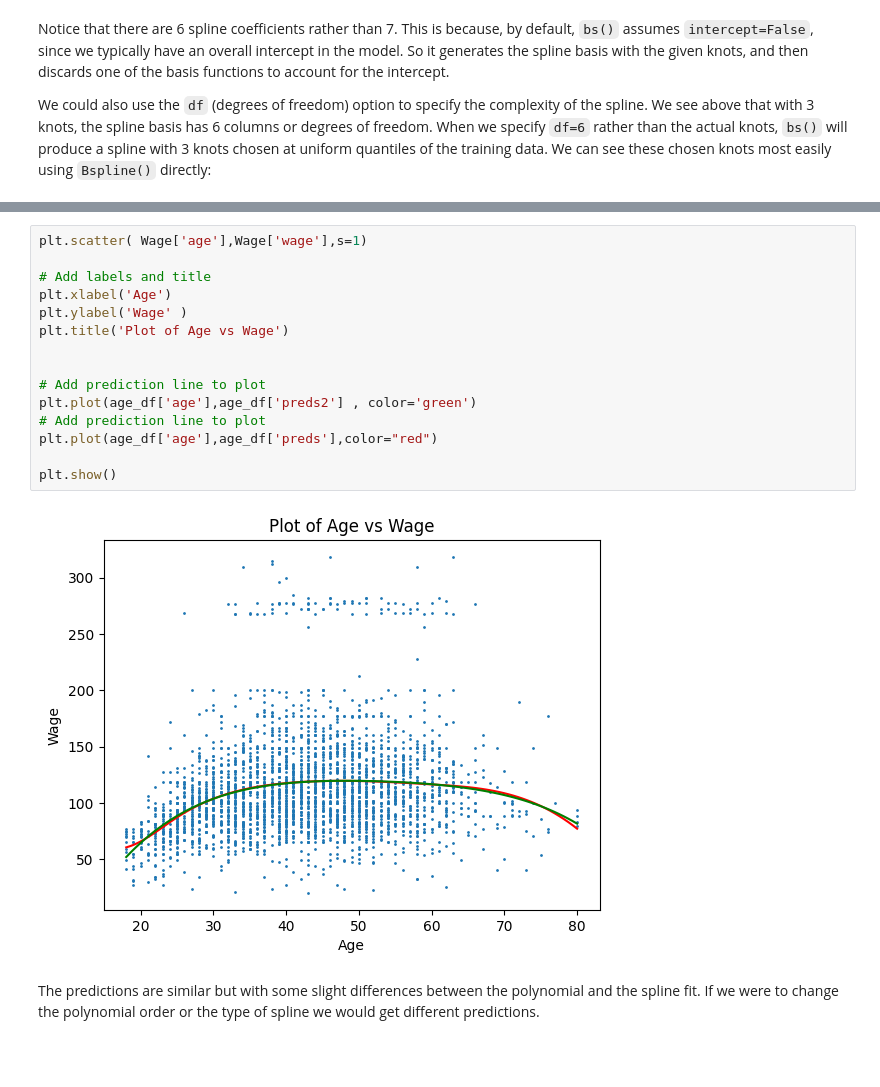
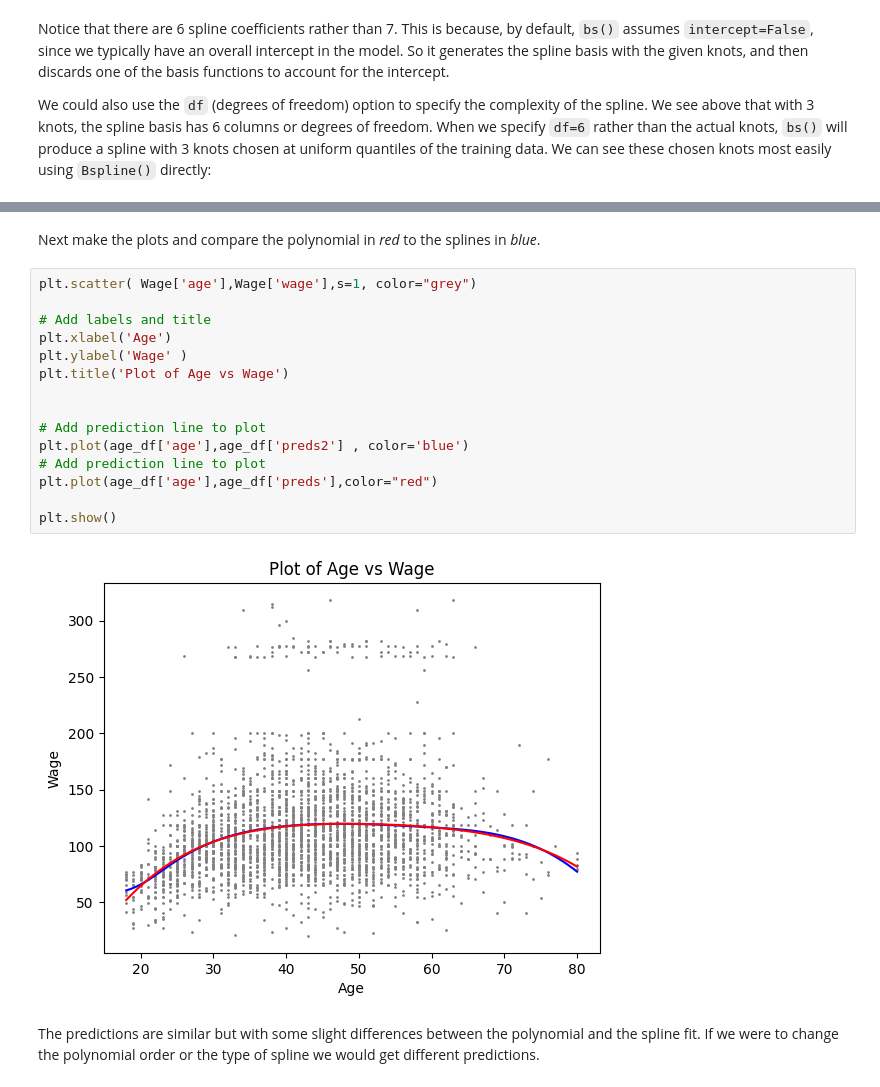
Before and after one commit to schuckers/DTSC2301, a Jupyter notebook: Code/PolySplineRegression.ipynb, the cells around one changed output, grey strips where cells are left out. Drawn from its saved outputs; the diff is of its cells as text; blank space fills up the shorter version.

Commit message:
clear outputs and finalize poly-spline

```diff
--- a/Code/PolySplineRegression.ipynb
+++ b/Code/PolySplineRegression.ipynb
@@ -193,20 +183,22 @@ age_df['preds2']=preds2.predicted_mean
+# %% [markdown]
+Next make the plots and compare the polynomial in *red* to the splines in *blue*.
 # %%
-plt.scatter( Wage['age'],Wage['wage'],s=1)
+plt.scatter( Wage['age'],Wage['wage'],s=1, color="grey")
 
 # Add labels and title
 plt.xlabel('Age')
 plt.ylabel('Wage' )
 plt.title('Plot of Age vs Wage')
 
 
 # Add prediction line to plot
-plt.plot(age_df['age'],age_df['preds2'] , color='green')
+plt.plot(age_df['age'],age_df['preds2'] , color='blue')
 # Add prediction line to plot
 plt.plot(age_df['age'],age_df['preds'],color="red")
 
 plt.show()
 # %% [output]
-[figure, old version]
+[figure, new version]
 # %% [markdown]
 The predictions are similar but with some slight differences between the polynomial and the spline fit.
 If we were to change the polynomial order or the type of spline we would get different predictions.
```
Also changed, not shown: parts of 26 cells of this notebook.
